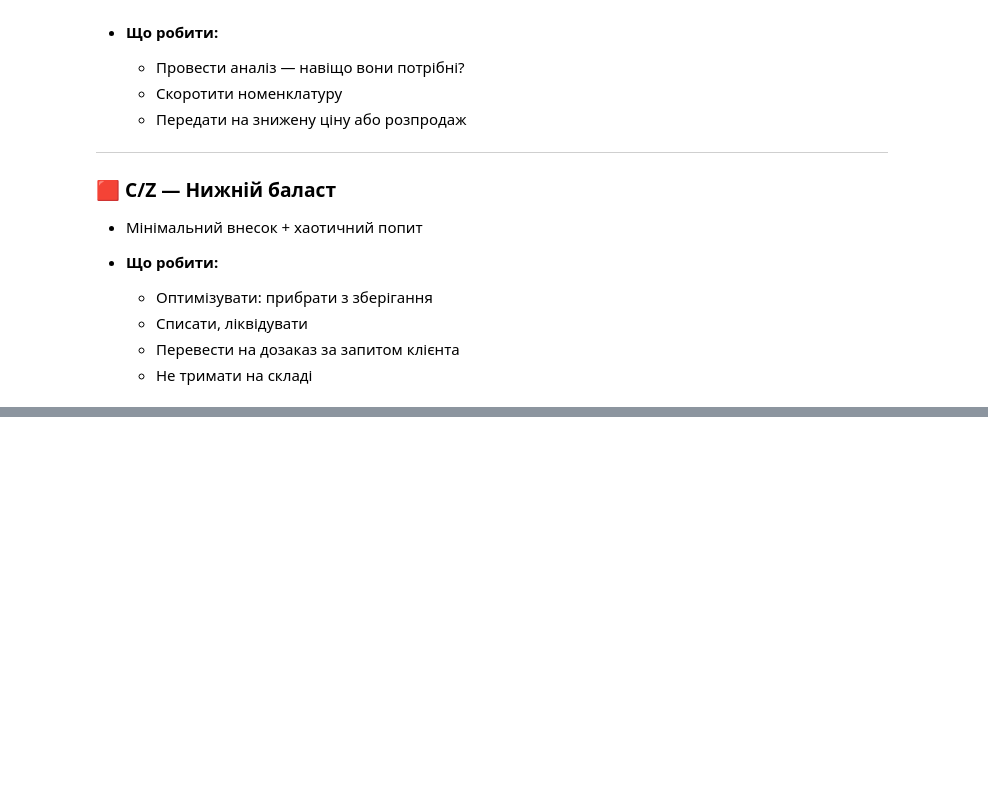
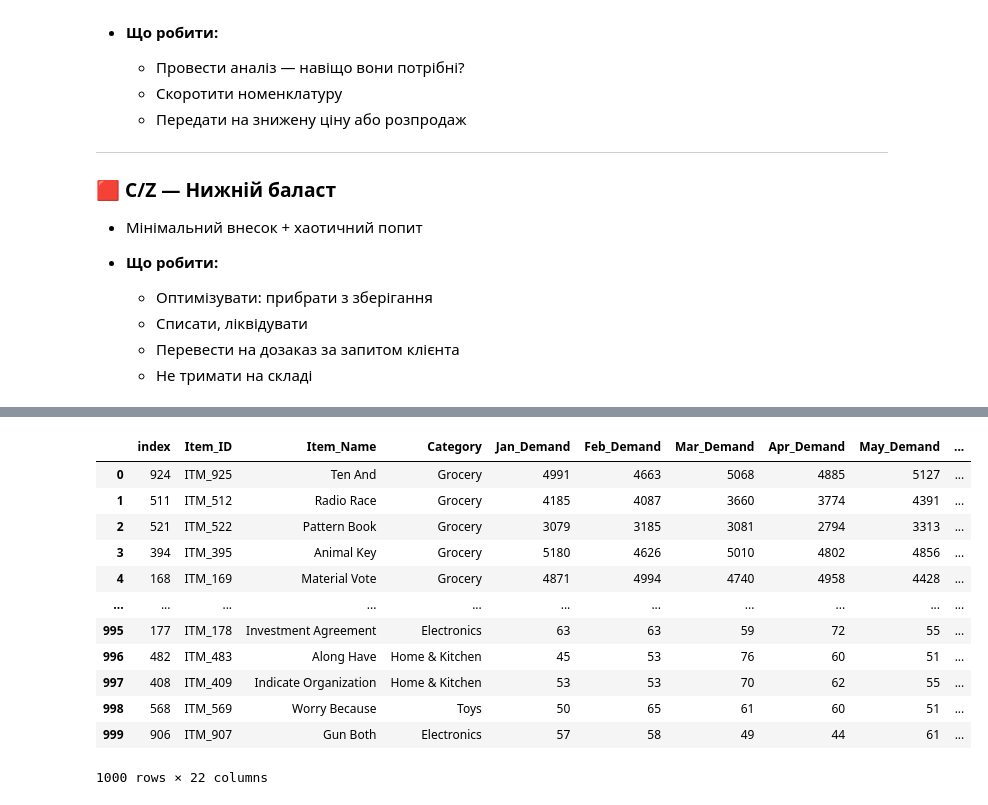
Before and after one commit to cpython-projects/python_da_17_03_26, a Jupyter notebook: lesson_20.ipynb, the cells around one changed output, grey strips where cells are left out. Cells and saved outputs as stored; diff of their text form; code cells hidden in the pictures; blank space fills up the shorter version.

```diff
--- a/lesson_20.ipynb
+++ b/lesson_20.ipynb
@@ -501,0 +580,24 @@ df
+# %%
+def abc_classify(item):
+  if item <= 0.8:
+    return 'A'
+  if item <= 0.95:
+    return 'B'
+  return 'C'
+
+df['ABC'] = df.cum_sum_percents.apply(abc_classify)
+df
+# %% [output]
+|  | index | Item_ID | Item_Name | Category | Jan_Demand | Feb_Demand | Mar_Demand | Apr_Demand | May_Demand | ... |
+| 0 | 924 | ITM_925 | Ten And | Grocery | 4991 | 4663 | 5068 | 4885 | 5127 | ... |
+| 1 | 511 | ITM_512 | Radio Race | Grocery | 4185 | 4087 | 3660 | 3774 | 4391 | ... |
+| 2 | 521 | ITM_522 | Pattern Book | Grocery | 3079 | 3185 | 3081 | 2794 | 3313 | ... |
+| 3 | 394 | ITM_395 | Animal Key | Grocery | 5180 | 4626 | 5010 | 4802 | 4856 | ... |
+| 4 | 168 | ITM_169 | Material Vote | Grocery | 4871 | 4994 | 4740 | 4958 | 4428 | ... |
+| ... | ... | ... | ... | ... | ... | ... | ... | ... | ... | ... |
+| 995 | 177 | ITM_178 | Investment Agreement | Electronics | 63 | 63 | 59 | 72 | 55 | ... |
+| 996 | 482 | ITM_483 | Along Have | Home & Kitchen | 45 | 53 | 76 | 60 | 51 | ... |
+| 997 | 408 | ITM_409 | Indicate Organization | Home & Kitchen | 53 | 53 | 70 | 62 | 55 | ... |
+| 998 | 568 | ITM_569 | Worry Because | Toys | 50 | 65 | 61 | 60 | 51 | ... |
+| 999 | 906 | ITM_907 | Gun Both | Electronics | 57 | 58 | 49 | 44 | 61 | ... |
+1000 rows × 22 columns
```
Also changed, not shown: parts of 20 cells of this notebook.
